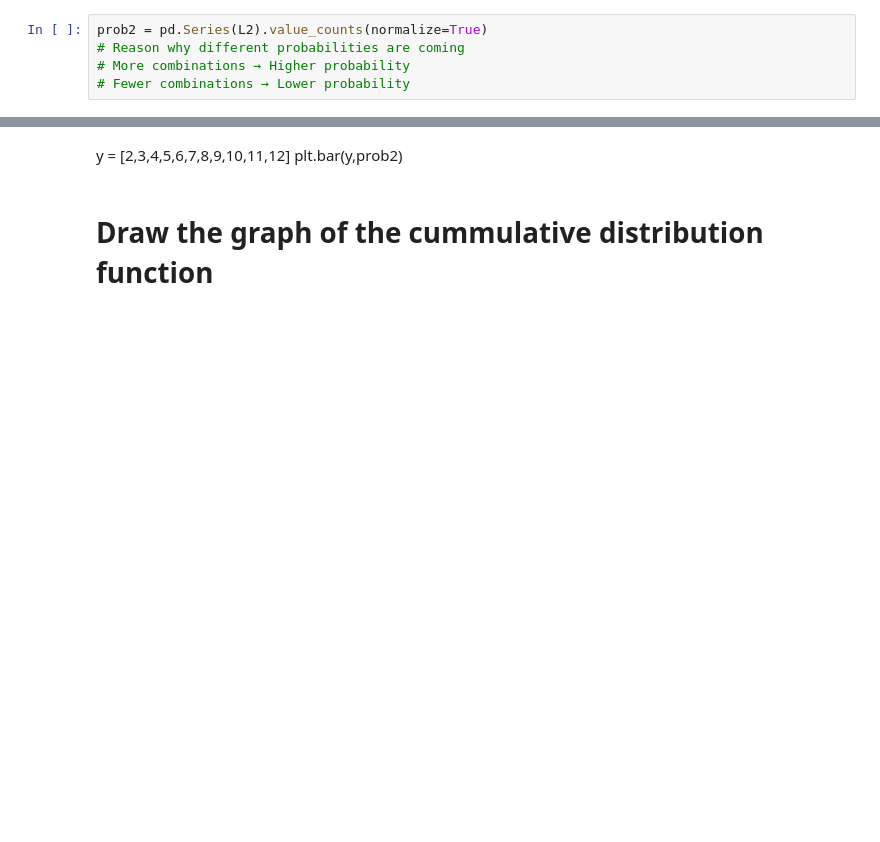
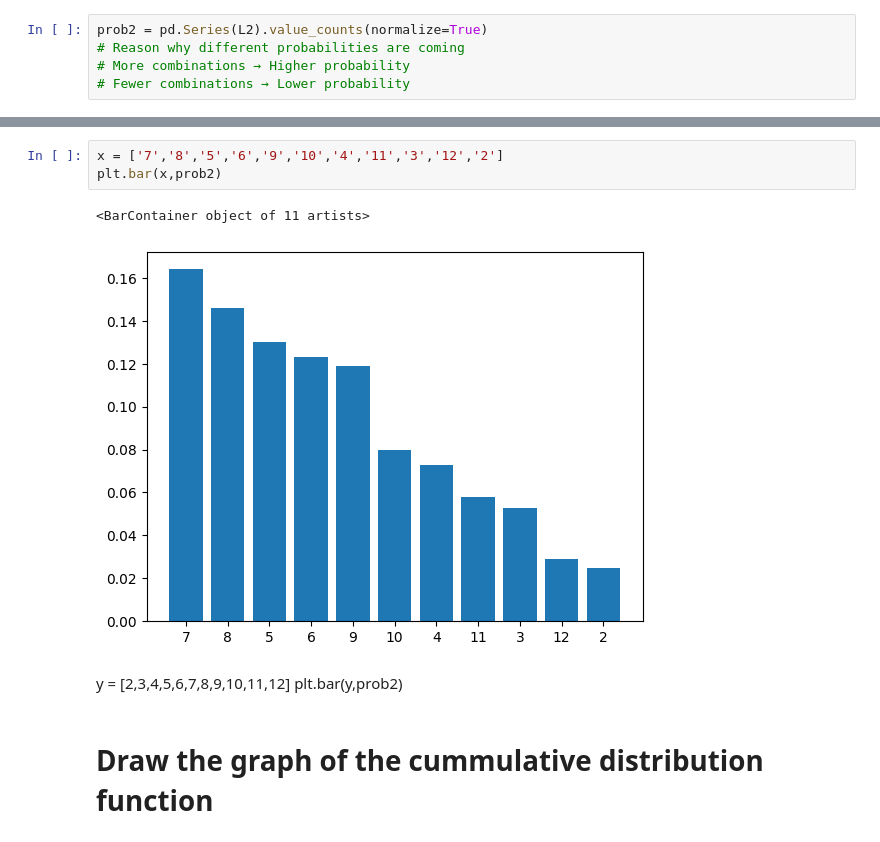
Before and after one commit to DeepakAK47/stats_prob_learning_journey, a Jupyter notebook: session40.ipynb, the cells around one changed output, grey strips where cells are left out. Saved outputs shown, nothing was run; the diff lists cells and outputs as text; blank space fills up the shorter version.

```diff
--- a/session40.ipynb
+++ b/session40.ipynb
@@ -59,4 +70,10 @@ prob2
 Name: proportion, dtype: float64
+# %%
+x = ['7','8','5','6','9','10','4','11','3','12','2']
+plt.bar(x,prob2)
+# %% [output]
+<BarContainer object of 11 artists>
+[figure, added]
 # %% [markdown]
 y = [2,3,4,5,6,7,8,9,10,11,12]
 plt.bar(y,prob2)
```
Also changed, not shown: parts of 15 cells of this notebook.
